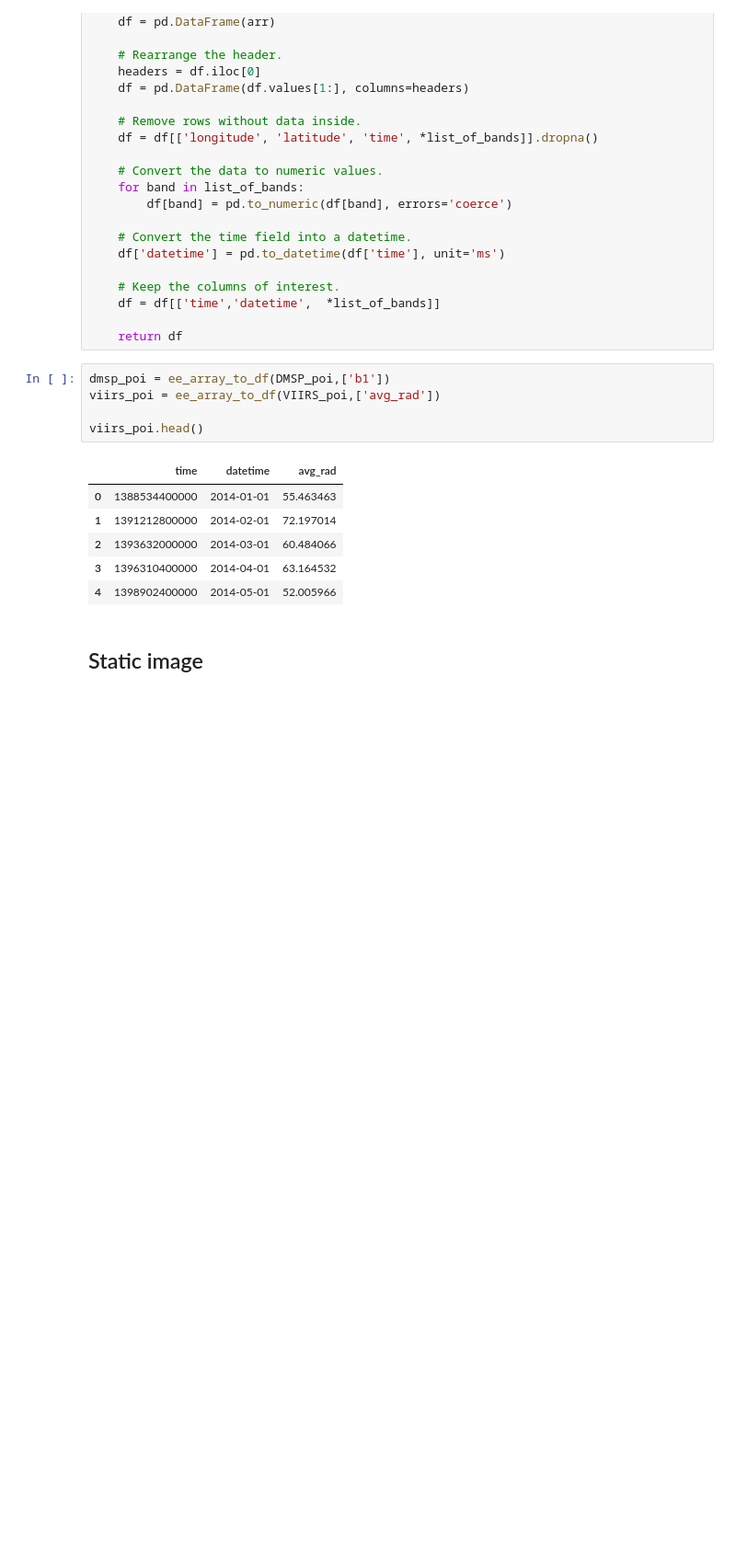
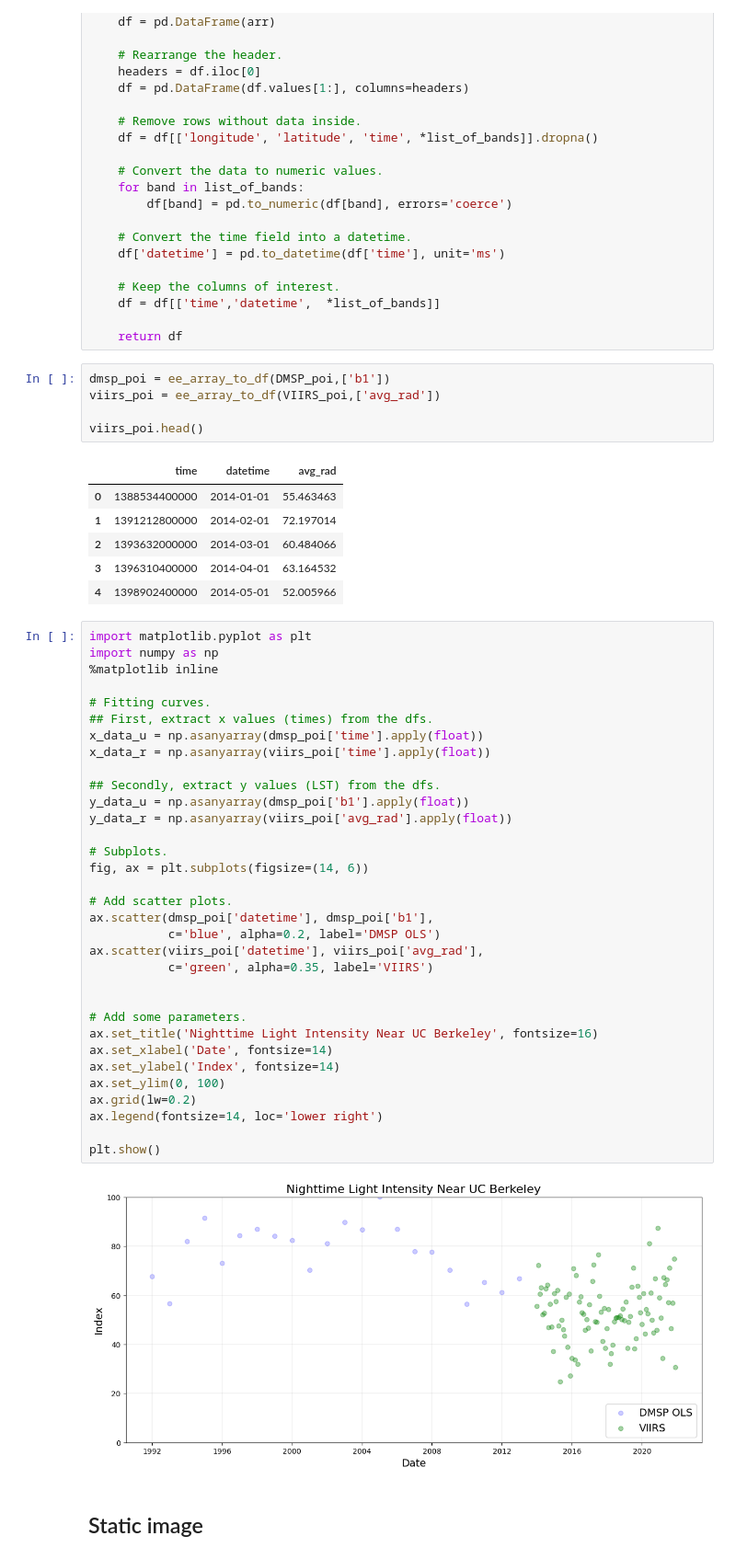
Before and after one commit to meiqingli/Geospatial-Software-Design, a Jupyter notebook: D_Lab_Demo.ipynb, the cells around one changed output. Shown: that part at 92% size. Drawn from its saved outputs; the diff is of its cells as text; blank space fills up the shorter version.

```diff
--- a/D_Lab_Demo.ipynb
+++ b/D_Lab_Demo.ipynb
@@ -169,5 +163,40 @@ viirs_poi.head()
 | 2 | 1393632000000 | 2014-03-01 | 60.484066 |
 | 3 | 1396310400000 | 2014-04-01 | 63.164532 |
 | 4 | 1398902400000 | 2014-05-01 | 52.005966 |
+# %%
+import matplotlib.pyplot as plt
+import numpy as np
+%matplotlib inline
+
+# Fitting curves.
+## First, extract x values (times) from the dfs.
+x_data_u = np.asanyarray(dmsp_poi['time'].apply(float))
+x_data_r = np.asanyarray(viirs_poi['time'].apply(float))
+
+## Secondly, extract y values (LST) from the dfs.
+y_data_u = np.asanyarray(dmsp_poi['b1'].apply(float))
+y_data_r = np.asanyarray(viirs_poi['avg_rad'].apply(float))
+
+# Subplots.
+fig, ax = plt.subplots(figsize=(14, 6))
+
+# Add scatter plots.
+ax.scatter(dmsp_poi['datetime'], dmsp_poi['b1'],
+           c='blue', alpha=0.2, label='DMSP OLS')
+ax.scatter(viirs_poi['datetime'], viirs_poi['avg_rad'],
+           c='green', alpha=0.35, label='VIIRS')
+
+
+# Add some parameters.
+ax.set_title('Nighttime Light Intensity Near UC Berkeley', fontsize=16)
+ax.set_xlabel('Date', fontsize=14)
+ax.set_ylabel('Index', fontsize=14)
+ax.set_ylim(0, 100)
+ax.grid(lw=0.2)
+ax.legend(fontsize=14, loc='lower right')
+
+plt.show()
+# %% [output]
+[figure, added]
 # %% [markdown]
 ## Static image
```
Also changed, not shown: parts of 8 cells of this notebook.
